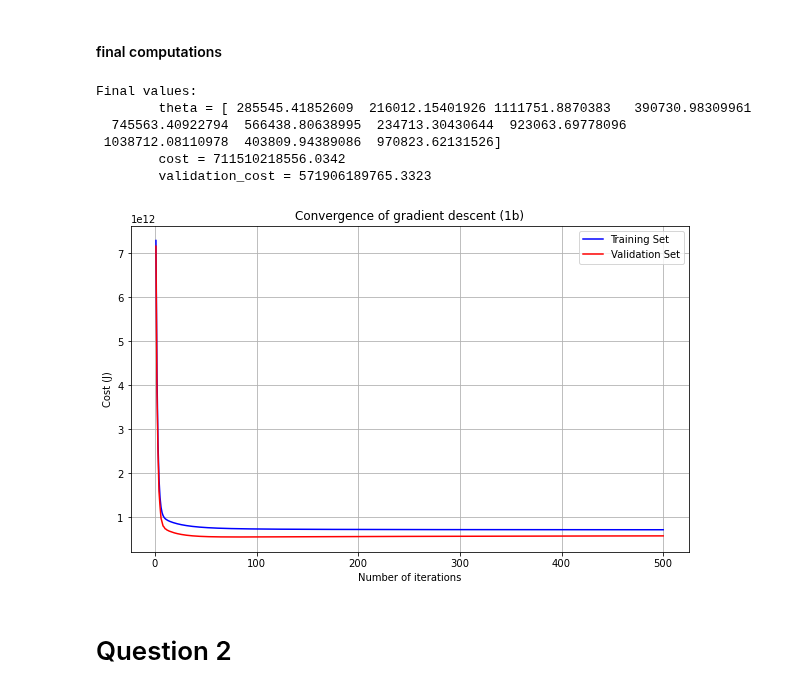
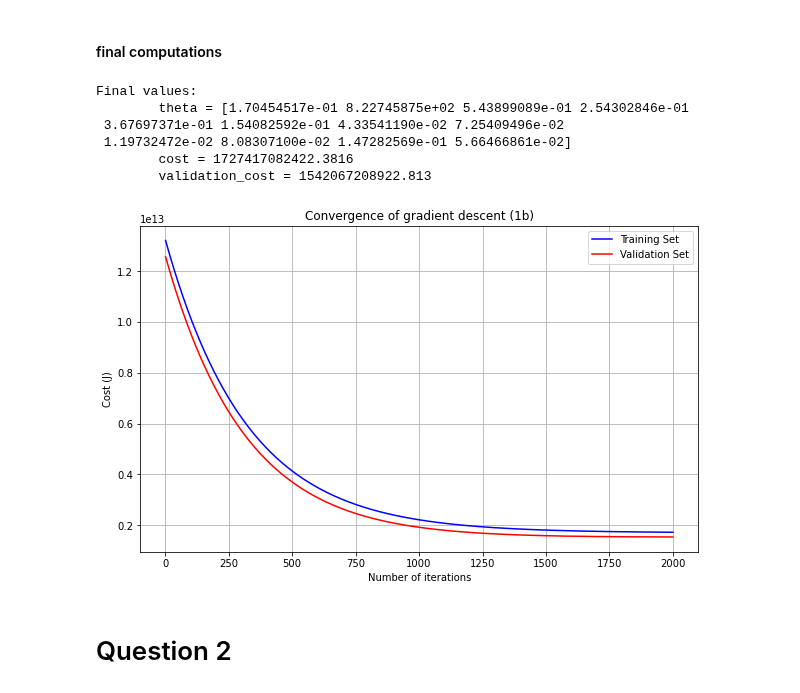
Before and after one commit to A-Hudson-0117/MachineLearning-Intro, a Jupyter notebook: housing descent (hw 1)/housing_descent.ipynb, the cells around one changed output. Cells and saved outputs as stored; diff of their text form; code cells hidden in the pictures.

```diff
--- a/housing descent (hw 1)/housing_descent.ipynb
+++ b/housing descent (hw 1)/housing_descent.ipynb
@@ -421,7 +423,7 @@ Final values:
 # %% [markdown]
 ## 1b
 # %%
-used_vars_b = ["Area","bedrooms","bathrooms","stories","mainroad","guestroom","basement","hotwaterheating","airconditioning","parking","prefarea"]
+used_vars_b = ["area","bedrooms","bathrooms","stories","mainroad","guestroom","basement","hotwaterheating","airconditioning","parking","prefarea"]
 used_train_x = x_train_values.copy()
 used_valid_x = x_valid_values.copy()
 
@@ -431,4 +433,4 @@ for item in set(var_list).difference(used_vars_b):
         used_train_x.pop(item)
         used_valid_x.pop(item)
     except KeyError:
-        pass
+        print(f"{item}   wasn't found");
@@ -548,25 +552,25 @@ The validation cost for given values of theta = 12594621888761.469
 #### final computations
 # %%
 theta = np.zeros(X.shape[1])
-iterations = 500;
-alpha = 0.1;
+iterations = 2000;
+alpha = 0.00000000005;
 
 # debug = True
 # debug = False
 
 theta, cost_history, validation_history = gradient_descent1(X, Y, theta, alpha, iterations, valid_X, valid_Y)
 print('Final values:\n\ttheta =', theta)
 print(f"\tcost = {cost_history[-1]}")
 print(f"\tvalidation_cost = {validation_history[-1]}")
 plot_2_sets_of_data(iterations, cost_history, validation_history, 'Convergence of gradient descent (1b)')
 # %% [output]
 Final values:
-        theta = [ 285545.41852609  216012.15401926 1111751.8870383   390730.98309961
-  745563.40922794  566438.80638995  234713.30430644  923063.69778096
- 1038712.08110978  403809.94389086  970823.62131526]
-        cost = 711510218556.0342
-        validation_cost = 571906189765.3323
+        theta = [1.70454517e-01 8.22745875e+02 5.43899089e-01 2.54302846e-01
+ 3.67697371e-01 1.54082592e-01 4.33541190e-02 7.25409496e-02
+ 1.19732472e-02 8.08307100e-02 1.47282569e-01 5.66466861e-02]
+        cost = 1727417082422.3816
+        validation_cost = 1542067208922.813
-[figure, old version]
+[figure, new version]
 # %% [markdown]
 # Question 2
 # %% [markdown]
```
Also changed, not shown: parts of 48 cells of this notebook.
